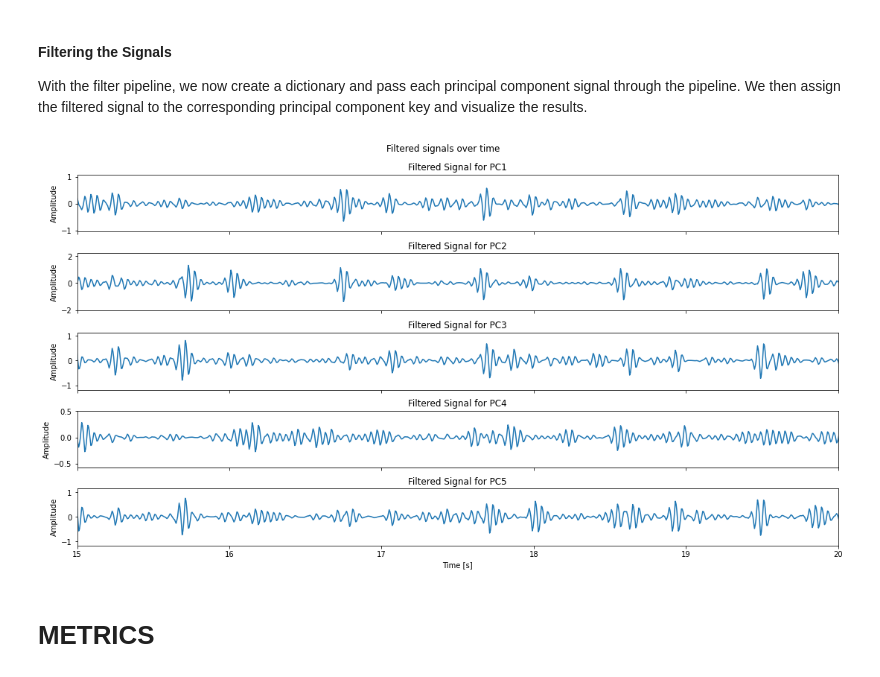
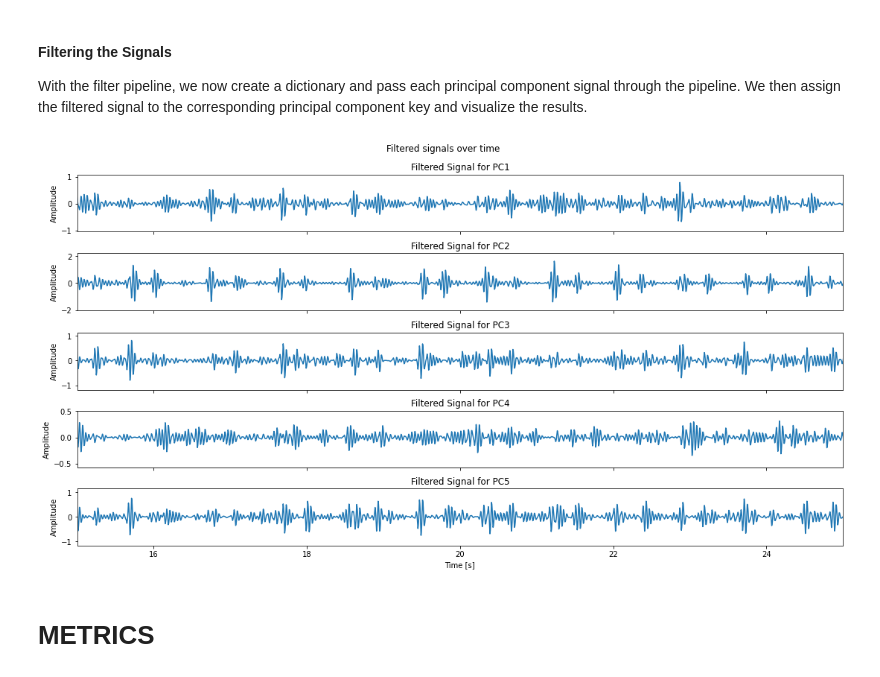
Before and after one commit to AleCapoPhys/HeartRateEstimation, a Jupyter notebook: Project_Clean_data.ipynb, the cells around one changed output. Saved outputs shown, nothing was run; the diff lists cells and outputs as text; code cells hidden in the pictures.

```diff
--- a/Project_Clean_data.ipynb
+++ b/Project_Clean_data.ipynb
@@ -266,3 +184,28 @@ display(df_time_frame)
 Find statistical quantities and use them to center our data in order to perform a PCA.
 
 We can now analyze the data. This is standard practice, we have decided to put the data into a dataframe, instead of just the standard "describe" method, because we will then standardize the data (by subtracting the mean and dividing by the standard deviation).
+# %%
+statistics = pd.DataFrame({
+    'mean'  : df_time_frame.mean(),
+    'median': df_time_frame.median(),
+    'variance': df_time_frame.var(),
+    'standard deviation': df_time_frame.std(),
+    '25% percentile' : df_time_frame.quantile(q=0.25),
+    '75% percentile': df_time_frame.quantile(q=0.75)}).T
+
+print('Statistics of the data set')
+display(statistics)
+
+colors = ['lightsteelblue', 'coral', 'lightgreen']
+fig, ax = plt.subplots(9,1, figsize=(10, 8))
+fig.tight_layout(pad=1.5)
+for i,feature in zip(range(len(df_time_frame.columns)),df_time_frame.columns):
+#     ax1.boxplot(df_time_frame)
+#     ax[i].set_title(feature)
+#     box = ax[i].boxplot(df_time_frame[[feature]], showfliers=False, notch=True, vert=True)
+    if i<3: ind=0
+    elif i<6 and i>=3: ind=1
+    else: ind=2
+    sns.boxplot(ax=ax[i], x=df_time_frame[feature], color=colors[ind], fliersize=0.5).set(title=feature)
+    ax[i].set(xlabel=None)
+plt.show()
@@ -572,24 +506,24 @@ With the filter pipeline, we now create a dictionary and pass each principal com
 # %%
 # Apply the filters to the data
 PCs = dict()
 for i in FFTs:
     # Assign the filtered signal to each principal component
     PCs[i] = filterSignal(dataset_rotated[i])
 
 # Plot each filtered signal
 (fig, axs) = plt.subplots(n_PC,1,figsize = (15,8), sharex=True, constrained_layout=True)
 fig.suptitle('Filtered signals over time')
 plt.xlabel('Time [s]')
-plt.xlim(15, 20)
+plt.xlim(15, 25)
 ax = 0
 for i in PCs:
     axs[ax].plot(np.array(dataset_rotated['Time']), (PCs[i]), label=i)
     axs[ax].set_title(f'Filtered Signal for {i}')
     axs[ax].set_ylabel('Amplitude')
     ax += 1
 plt.show()
 # %% [output]
-[figure, old version]
+[figure, new version]
 # %% [markdown]
 # METRICS
 # %% [markdown]
```
Also changed, not shown: parts of 16 cells of this notebook, 4 other files.
